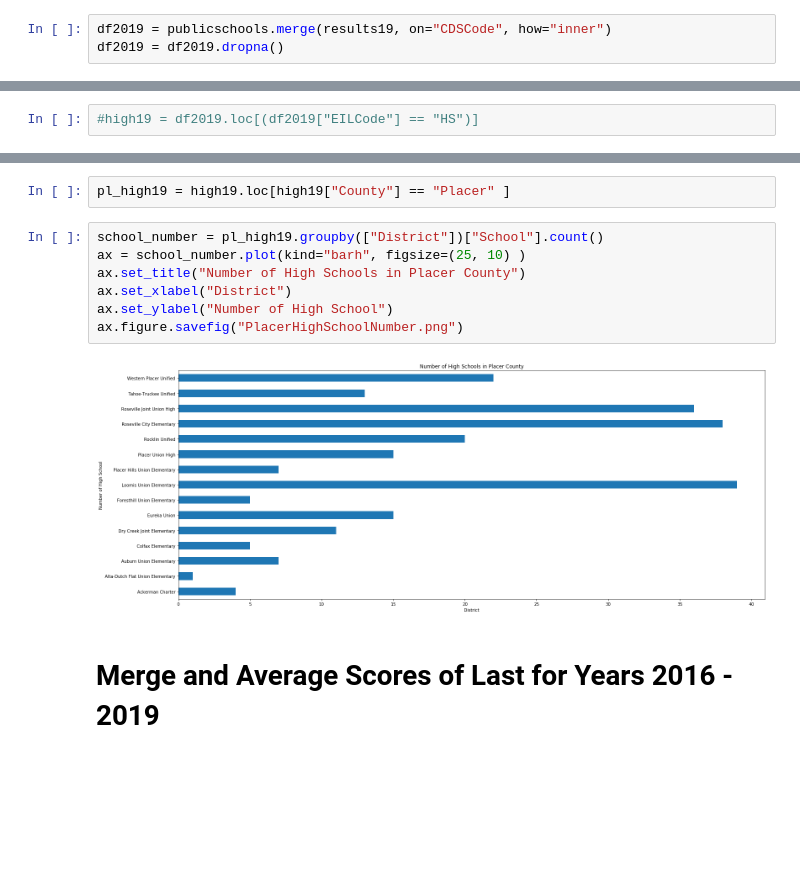
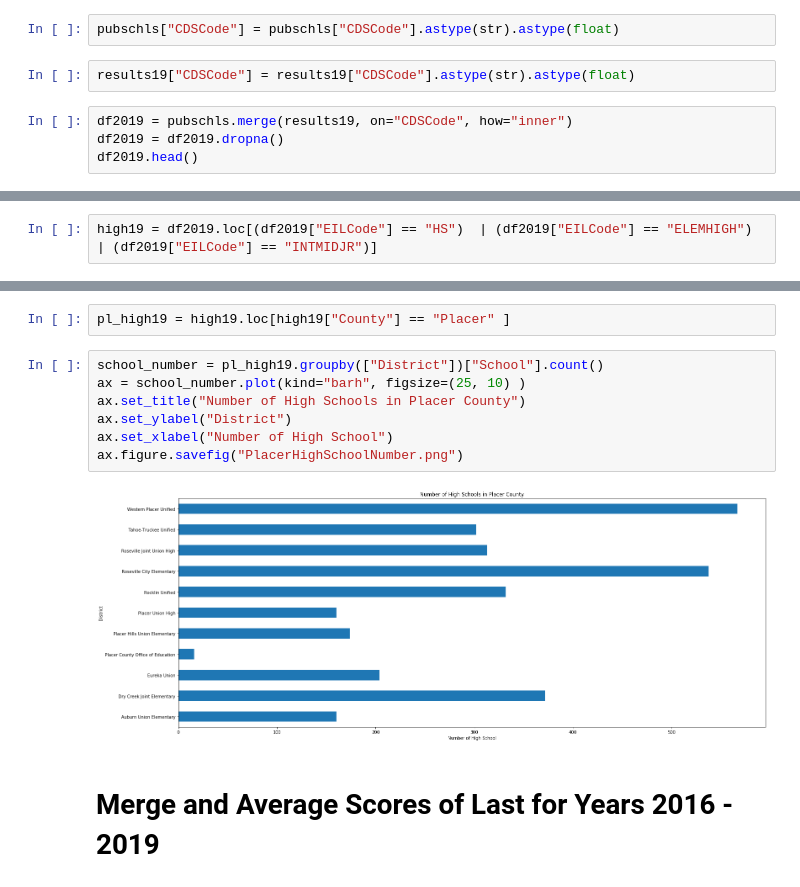
Before and after one commit to kmcclendon729/TeamBackpack, a Jupyter notebook: Success Levels of Placer County High Schools and Magnet School Effect on Test Scores.ipynb, the cells around one changed output, grey strips where cells are left out. Cells and saved outputs as stored; diff of their text form; blank space fills up the shorter version.

Commit message:
Pla Co Success Levels AND Magnet School Effect

```diff
--- a/Success Levels of Placer County High Schools and Magnet School Effect on Test Scores.ipynb
+++ b/Success Levels of Placer County High Schools and Magnet School Effect on Test Scores.ipynb
@@ -131,3 +177,8 @@ high_magnet_m.plot(kind="pie", y="Mean Scale Score", labels=["Standard", "Magnet
+# %%
+pubschls["CDSCode"] = pubschls["CDSCode"].astype(str).astype(float)
+# %%
+results19["CDSCode"] = results19["CDSCode"].astype(str).astype(float)
 # %%
-df2019 = publicschools.merge(results19, on="CDSCode", how="inner")
+df2019 = pubschls.merge(results19, on="CDSCode", how="inner")
 df2019 = df2019.dropna()
+df2019.head()
@@ -140,5 +198,5 @@ high19 = df2019.loc[(df2019["Grade"] == 7) | (df2019["Grade"] == 8) | (df2019["G
 # %%
-#high19 = df2019.loc[(df2019["EILCode"] == "HS")]
+high19 = df2019.loc[(df2019["EILCode"] == "HS")  | (df2019["EILCode"] == "ELEMHIGH") | (df2019["EILCode"] == "INTMIDJR")]
 # %%
 school_number = high19.groupby(["County"])["School"].count()
 ax = school_number.plot(kind="bar", figsize=(20, 10) )
@@ -153,12 +211,12 @@ pl_high19 = high19.loc[high19["County"] == "Placer" ]
 # %%
 school_number = pl_high19.groupby(["District"])["School"].count()
 ax = school_number.plot(kind="barh", figsize=(25, 10) )
 ax.set_title("Number of High Schools in Placer County")
-ax.set_xlabel("District")
-ax.set_ylabel("Number of High School")
+ax.set_ylabel("District")
+ax.set_xlabel("Number of High School")
 ax.figure.savefig("PlacerHighSchoolNumber.png")
 # %% [output]
-[figure, old version]
+[figure, new version]
 # %% [markdown]
 # Merge and Average Scores of Last for Years 2016 - 2019
 # %%
```
Also changed, not shown: parts of 25 cells of this notebook.
